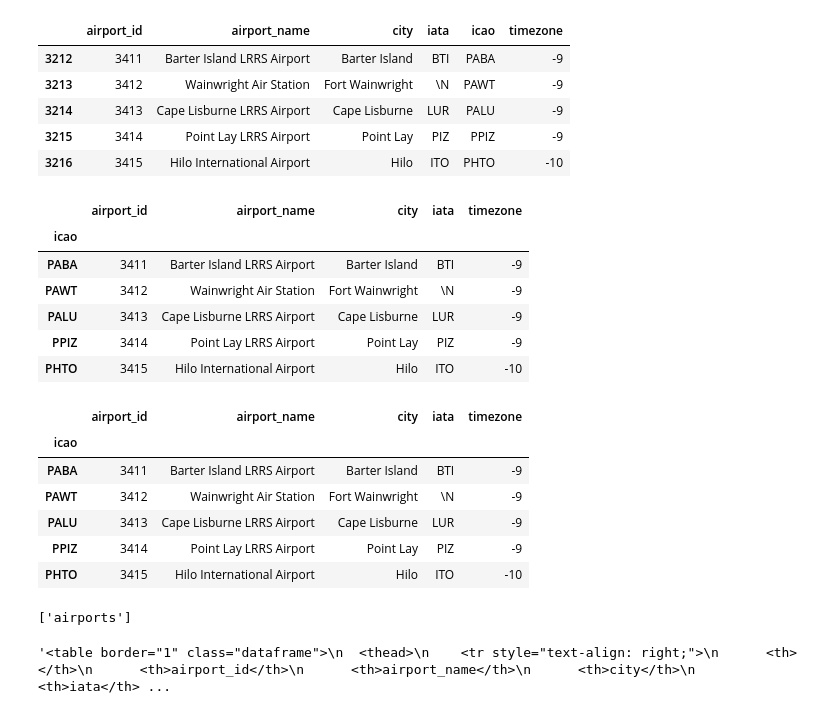
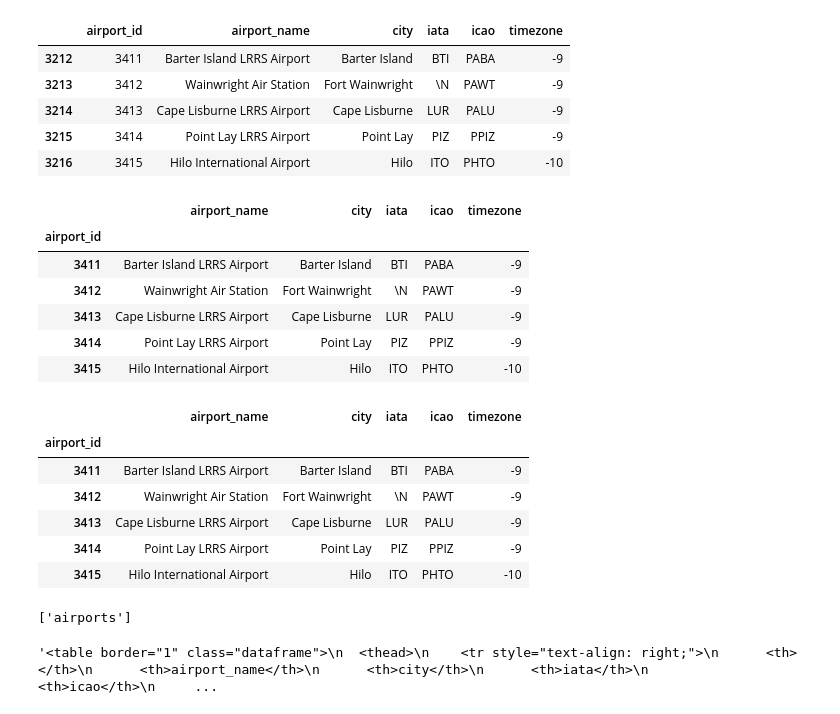
Before and after one commit to flbpilot/ETL-Project, a Jupyter notebook: SA/us_aviation.ipynb, the cells around one changed output. Cells and saved outputs as stored; diff of their text form; code cells hidden in the pictures.

Commit message:
updating airports jupyter

```diff
--- a/SA/us_aviation.ipynb
+++ b/SA/us_aviation.ipynb
@@ -41,25 +41,25 @@ us_airports_df.head()
 | 3215 | 3414 | Point Lay LRRS Airport | Point Lay | PIZ | PPIZ | -9 |
 | 3216 | 3415 | Hilo International Airport | Hilo | ITO | PHTO | -10 |
 # %%
-us_airports_df.set_index("icao", inplace=True)
+us_airports_df.set_index("airport_id", inplace=True)
 us_airports_df.head()
 # %% [output]
-|  | airport_id | airport_name | city | iata | timezone |
-| icao |  |  |  |  |  |
-| PABA | 3411 | Barter Island LRRS Airport | Barter Island | BTI | -9 |
-| PAWT | 3412 | Wainwright Air Station | Fort Wainwright | \N | -9 |
-| PALU | 3413 | Cape Lisburne LRRS Airport | Cape Lisburne | LUR | -9 |
-| PPIZ | 3414 | Point Lay LRRS Airport | Point Lay | PIZ | -9 |
-| PHTO | 3415 | Hilo International Airport | Hilo | ITO | -10 |
+|  | airport_name | city | iata | icao | timezone |
+| airport_id |  |  |  |  |  |
+| 3411 | Barter Island LRRS Airport | Barter Island | BTI | PABA | -9 |
+| 3412 | Wainwright Air Station | Fort Wainwright | \N | PAWT | -9 |
+| 3413 | Cape Lisburne LRRS Airport | Cape Lisburne | LUR | PALU | -9 |
+| 3414 | Point Lay LRRS Airport | Point Lay | PIZ | PPIZ | -9 |
+| 3415 | Hilo International Airport | Hilo | ITO | PHTO | -10 |
 # %%
 us_airports_df.reset_index(drop=True)
 us_airports_df.head()
 # %% [output]
-|  | airport_id | airport_name | city | iata | timezone |
-| icao |  |  |  |  |  |
-| PABA | 3411 | Barter Island LRRS Airport | Barter Island | BTI | -9 |
-| PAWT | 3412 | Wainwright Air Station | Fort Wainwright | \N | -9 |
-| PALU | 3413 | Cape Lisburne LRRS Airport | Cape Lisburne | LUR | -9 |
-| PPIZ | 3414 | Point Lay LRRS Airport | Point Lay | PIZ | -9 |
-| PHTO | 3415 | Hilo International Airport | Hilo | ITO | -10 |
+|  | airport_name | city | iata | icao | timezone |
+| airport_id |  |  |  |  |  |
+| 3411 | Barter Island LRRS Airport | Barter Island | BTI | PABA | -9 |
+| 3412 | Wainwright Air Station | Fort Wainwright | \N | PAWT | -9 |
+| 3413 | Cape Lisburne LRRS Airport | Cape Lisburne | LUR | PALU | -9 |
+| 3414 | Point Lay LRRS Airport | Point Lay | PIZ | PPIZ | -9 |
+| 3415 | Hilo International Airport | Hilo | ITO | PHTO | -10 |
 # %%
@@ -79,7 +79,7 @@ text_file.close()
 # %%
 html
 # %% [output]
-'<table border="1" class="dataframe">\n  <thead>\n    <tr style="text-align: right;">\n      <th></th>\n      <th>airport_id</th>\n      <th>airport_name</th>\n      <th>city</th>\n      <th>iata</th> ...
+'<table border="1" class="dataframe">\n  <thead>\n    <tr style="text-align: right;">\n      <th></th>\n      <th>airport_name</th>\n      <th>city</th>\n      <th>iata</th>\n      <th>icao</th>\n     ...
 # %%
 html.replace('\n', '')
 # %% [output]
```
Also changed, not shown: parts of 2 cells of this notebook, 1 other file.
